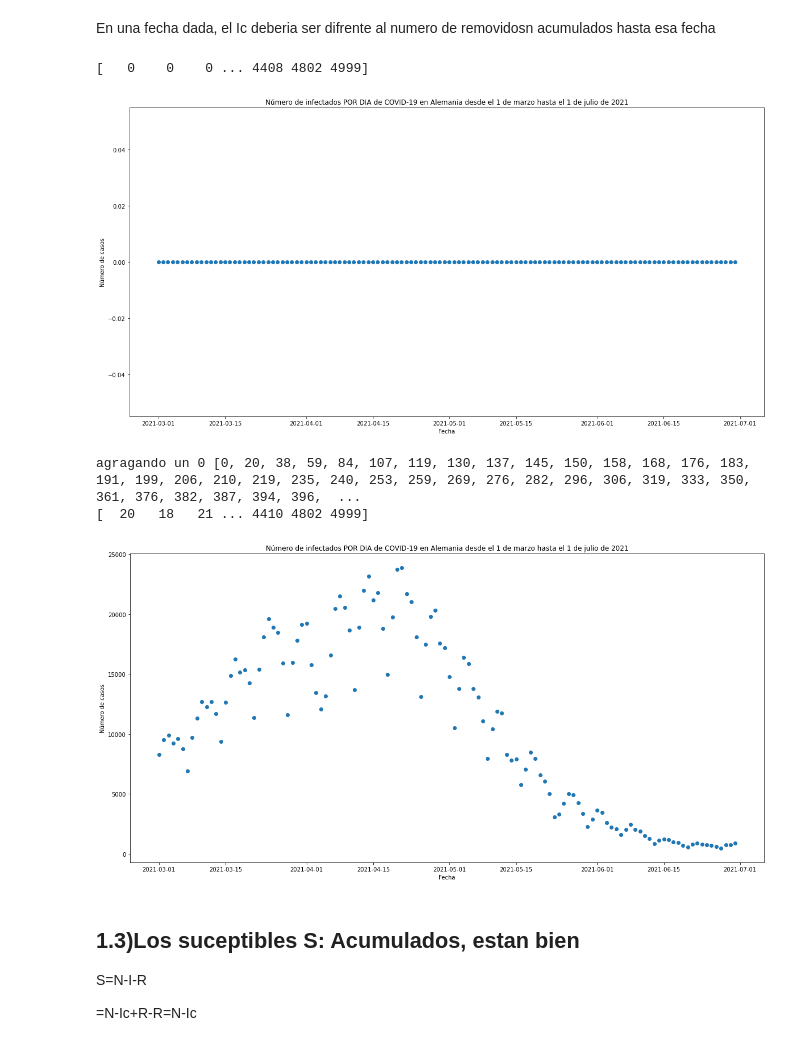
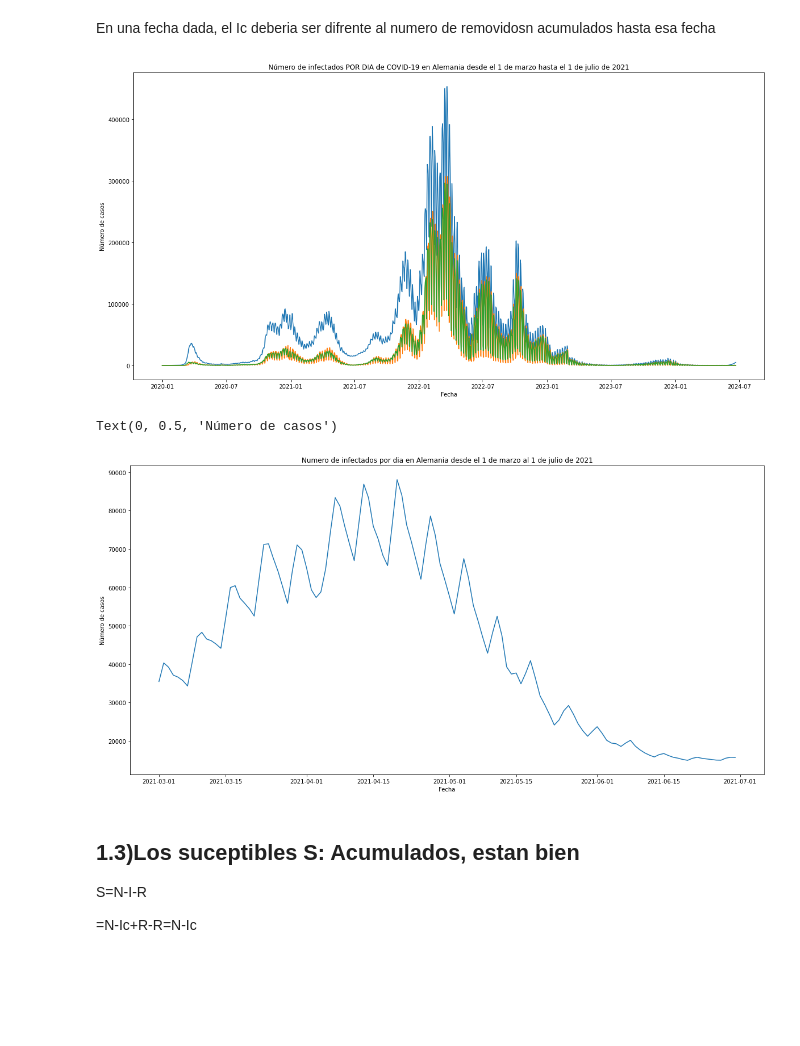
Before and after one commit to oazula/Dinamica-V, a Jupyter notebook: Analisis de datos Alemania.ipynb, the cells around one changed output. Saved outputs shown, nothing was run; the diff lists cells and outputs as text; code cells hidden in the pictures; blank space fills up the shorter version.

```diff
--- a/Analisis de datos Alemania.ipynb
+++ b/Analisis de datos Alemania.ipynb
@@ -45,6 +45,7 @@ data.head()
 | 4 | 1001 | A15-A34 | M | 2020-03-14 | 2020-03-16 | ... |
 # %%
 data['Fecha de referencia'] = pd.to_datetime(data['Fecha de referencia'])
+data['Fecha de informe'] = pd.to_datetime(data['Fecha de informe'])
 data = data.sort_values('Fecha de referencia')
 # %%
 data.head(22)
@@ -191,23 +268,25 @@ Text(0, 0.5, 'Número de casos')
 ## 1.3)Los Infectados:I=Ic-R *
 # %%
 #Numero de recuperaciones por dia
-recovering_by_date = data.groupby('Fecha de referencia')['Número de recuperaciones'].sum().tolist()
-print(recovering_by_date)
+recovering_by_date = data.groupby('Fecha de referencia')['Número de recuperaciones'].sum().to_numpy()
 
 #Numero de muertos por dia
-deaths_by_date = data.groupby('Fecha de referencia')['Número de muertes'].sum().tolist()
+deaths_by_date = data.groupby('Fecha de referencia')['Número de muertes'].sum().to_numpy()
+print(recovering_by_date)
 print(deaths_by_date)
 
 #Numero de removidos por dia
-removing_by_date = np.array(deaths_by_date) + np.array(recovering_by_date)
-print('hi',removing_by_date[:10])
+removing_by_date = deaths_by_date + recovering_by_date
+cumulative_removing_by_date = np.cumsum(removing_by_date)
 
-
-
-#Numero de removidos acumulados por dia
-cumulative_removing_by_date = [sum(removing_by_date[:i]) for i in range(1, len(removing_by_date)+1)]
+print("hpña")
 print(cumulative_removing_by_date)
 
+#numero de casos por dia ESTE ESTA BIEN
+cases_by_date = data.groupby('Fecha de referencia')['Número de casos'].sum().to_numpy()
+print(len(cases_by_date))
 
+#Numero de casos por dia acumulados
+cumulative_sum = np.cumsum(cases_by_date)
 print(cumulative_sum)
 # %% [output]
@@ -241,37 +321,26 @@ El numero de removidos es 38835362
 En una fecha dada, el Ic deberia ser difrente al numero de removidosn acumulados hasta esa fecha
 # %%
 
-#! Este bloque tiene un bug: Si se corre más de una vez, el resultado va aumentando cada vez más
+infected_by_date = cumulative_sum - cumulative_removing_by_date
 
-infected_by_date = np.array(cumulative_sum) - np.array(cumulative_removing_by_date)
-print(infected_by_date)
 plt.figure(figsize=(20, 10))
-plt.scatter(unique_days[425:547], infected_by_date[425:547])
+plt.plot(unique_days, infected_by_date)
+plt.plot(unique_days, recovering_by_date)
+plt.plot(unique_days, cases_by_date)
 plt.title('Número de infectados POR DIA de COVID-19 en Alemania desde el 1 de marzo hasta el 1 de julio de 2021')
 plt.xlabel('Fecha')
 plt.ylabel('Número de casos')
 plt.show()
 
-
-#metiendo un 0 en el primer lugar de cumulative_removing_by_date y removiendo el ultimo valor
-cumulative_removing_by_date.pop()
-cumulative_removing_by_date.insert(0,0)
-print('agragando un 0',cumulative_removing_by_date)
-
-infected_by_date = np.array(cumulative_sum) - np.array(cumulative_removing_by_date)
-print(infected_by_date)
 plt.figure(figsize=(20, 10))
-plt.scatter(unique_days[425:547], infected_by_date[425:547])
-plt.title('Número de infectados POR DIA de COVID-19 en Alemania desde el 1 de marzo hasta el 1 de julio de 2021')
+plt.plot(unique_days[start:end], infected_by_date[start:end])
+plt.title('Numero de infectados por dia en Alemania desde el 1 de marzo al 1 de julio de 2021')
 plt.xlabel('Fecha')
 plt.ylabel('Número de casos')
-plt.show()
 # %% [output]
+[figure, new version]
-[   0    0    0 ... 4408 4802 4999]
+Text(0, 0.5, 'Número de casos')
-[figure, old version]
-agragando un 0 [0, 20, 38, 59, 84, 107, 119, 130, 137, 145, 150, 158, 168, 176, 183, 191, 199, 206, 210, 219, 235, 240, 253, 259, 269, 276, 282, 296, 306, 319, 333, 350, 361, 376, 382, 387, 394, 396,  ...
-[  20   18   21 ... 4410 4802 4999]
-[figure, old version]
+[figure, new version]
 # %% [markdown]
 ## 1.3)Los suceptibles S: Acumulados, estan bien
 S=N-I-R
```
Also changed, not shown: parts of 14 cells of this notebook, 2 other files.
